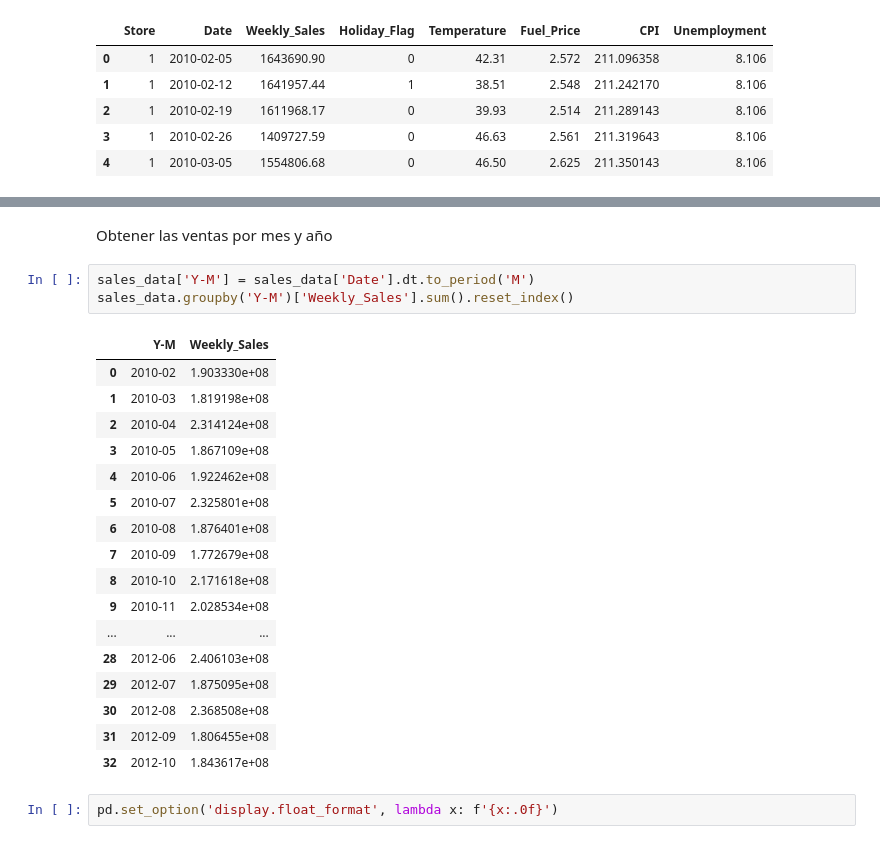
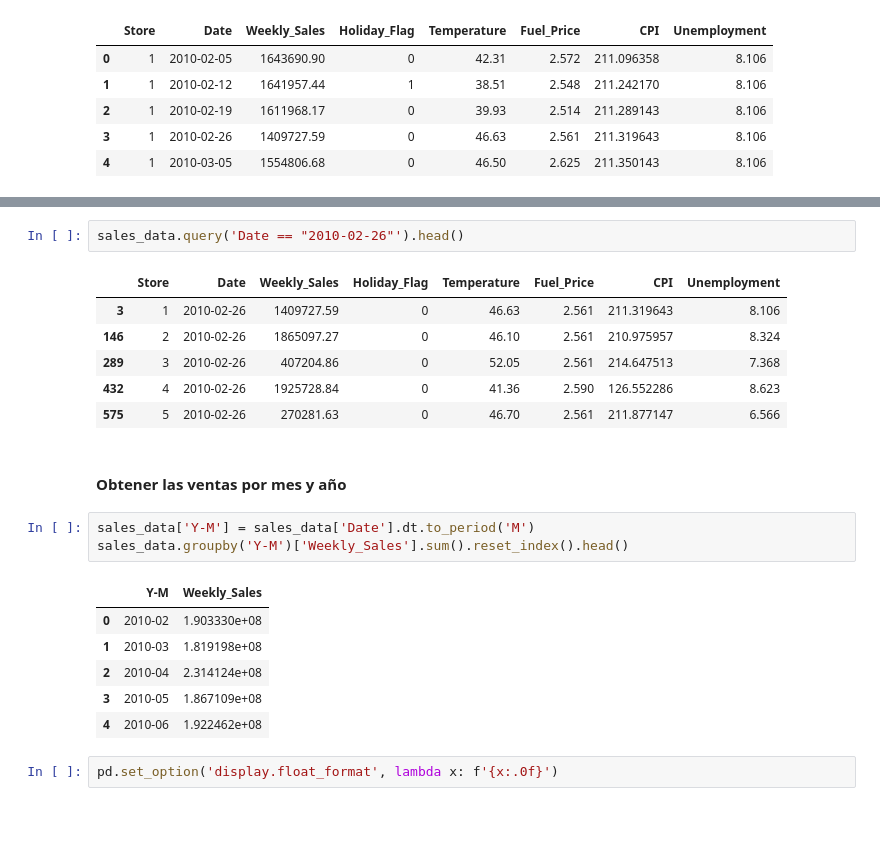
Before and after one commit to JuanAlMora/curso-codigofacilito-python-procesos-etl-modernos, a Jupyter notebook: 4-Transformacion/Tecnicas_Limpieza_Transformacion.ipynb, the cells around one changed output, grey strips where cells are left out. Saved outputs shown, nothing was run; the diff lists cells and outputs as text; blank space fills up the shorter version.

```diff
--- a/4-Transformacion/Tecnicas_Limpieza_Transformacion.ipynb
+++ b/4-Transformacion/Tecnicas_Limpieza_Transformacion.ipynb
@@ -119,26 +132,24 @@ sales_data.head()
+# %%
+sales_data.query('Date == "2010-02-26"').head()
+# %% [output]
+|  | Store | Date | Weekly_Sales | Holiday_Flag | Temperature | Fuel_Price | CPI | Unemployment |
+| 3 | 1 | 2010-02-26 | 1409727.59 | 0 | 46.63 | 2.561 | 211.319643 | 8.106 |
+| 146 | 2 | 2010-02-26 | 1865097.27 | 0 | 46.10 | 2.561 | 210.975957 | 8.324 |
+| 289 | 3 | 2010-02-26 | 407204.86 | 0 | 52.05 | 2.561 | 214.647513 | 7.368 |
+| 432 | 4 | 2010-02-26 | 1925728.84 | 0 | 41.36 | 2.590 | 126.552286 | 8.623 |
+| 575 | 5 | 2010-02-26 | 270281.63 | 0 | 46.70 | 2.561 | 211.877147 | 6.566 |
 # %% [markdown]
-Obtener las ventas por mes y año
+#### Obtener las ventas por mes y año
 # %%
 sales_data['Y-M'] = sales_data['Date'].dt.to_period('M')
-sales_data.groupby('Y-M')['Weekly_Sales'].sum().reset_index()
+sales_data.groupby('Y-M')['Weekly_Sales'].sum().reset_index().head()
 # %% [output]
 |  | Y-M | Weekly_Sales |
 | 0 | 2010-02 | 1.903330e+08 |
 | 1 | 2010-03 | 1.819198e+08 |
 | 2 | 2010-04 | 2.314124e+08 |
 | 3 | 2010-05 | 1.867109e+08 |
 | 4 | 2010-06 | 1.922462e+08 |
-| 5 | 2010-07 | 2.325801e+08 |
-| 6 | 2010-08 | 1.876401e+08 |
-| 7 | 2010-09 | 1.772679e+08 |
-| 8 | 2010-10 | 2.171618e+08 |
-| 9 | 2010-11 | 2.028534e+08 |
-| ... | ... | ... |
-| 28 | 2012-06 | 2.406103e+08 |
-| 29 | 2012-07 | 1.875095e+08 |
-| 30 | 2012-08 | 2.368508e+08 |
-| 31 | 2012-09 | 1.806455e+08 |
-| 32 | 2012-10 | 1.843617e+08 |
 # %%
 pd.set_option('display.float_format', lambda x: f'{x:.0f}')
 # %%
```
Also changed, not shown: parts of 38 cells of this notebook, 8 other files.
